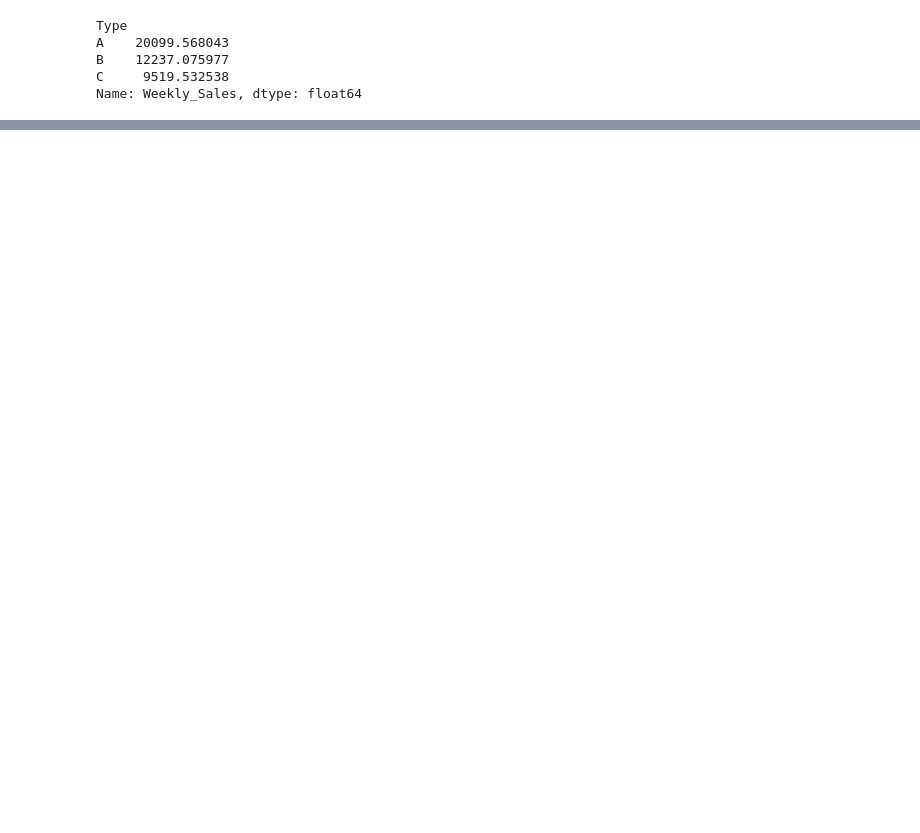
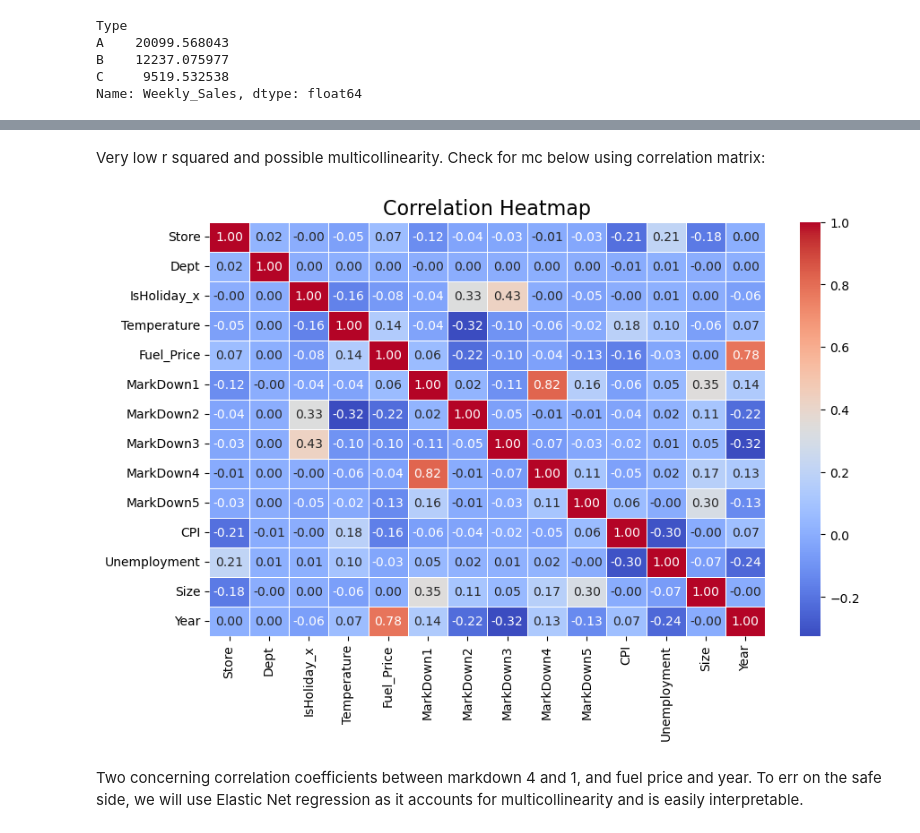
Before and after one commit to nehakaduskar/walmart-sales-analysis, a Jupyter notebook: Untitled.ipynb, the cells around one changed output, grey strips where cells are left out. Saved outputs shown, nothing was run; the diff lists cells and outputs as text; code cells hidden in the pictures; blank space fills up the shorter version.

```diff
--- a/Untitled.ipynb
+++ b/Untitled.ipynb
@@ -77,4 +77,7 @@ B    12237.075977
 C     9519.532538
 Name: Weekly_Sales, dtype: float64
 # %%
+df["Date"] = pd.to_datetime(df["Date"])
+df["Year"] = df["Date"].dt.year
+df.groupby("Year")["Weekly_Sales"].sum()
 # %% [output]
@@ -81,0 +130,15 @@ Name: Weekly_Sales, dtype: float64
+# %% [markdown]
+Very low r squared and possible multicollinearity. Check for mc below using correlation matrix:
+# %%
+import seaborn as sns
+import matplotlib.pyplot as plt
+predictors = df.drop("Weekly_Sales", axis = 1)
+corr_matrix = predictors.corr(numeric_only=True)
+plt.figure(figsize=(10, 6))
+sns.heatmap(corr_matrix, annot=True, cmap="coolwarm", fmt=".2f", linewidths=0.5)
+plt.title("Correlation Heatmap", fontsize=16)
+plt.show()
+# %% [output]
+[figure, added]
+# %% [markdown]
+Two concerning correlation coefficients between markdown 4 and 1, and fuel price and year. To err on the safe side, we will use Elastic Net regression as it accounts for multicollinearity and is easily interpretable.
```
Also changed, not shown: parts of 7 cells of this notebook.
